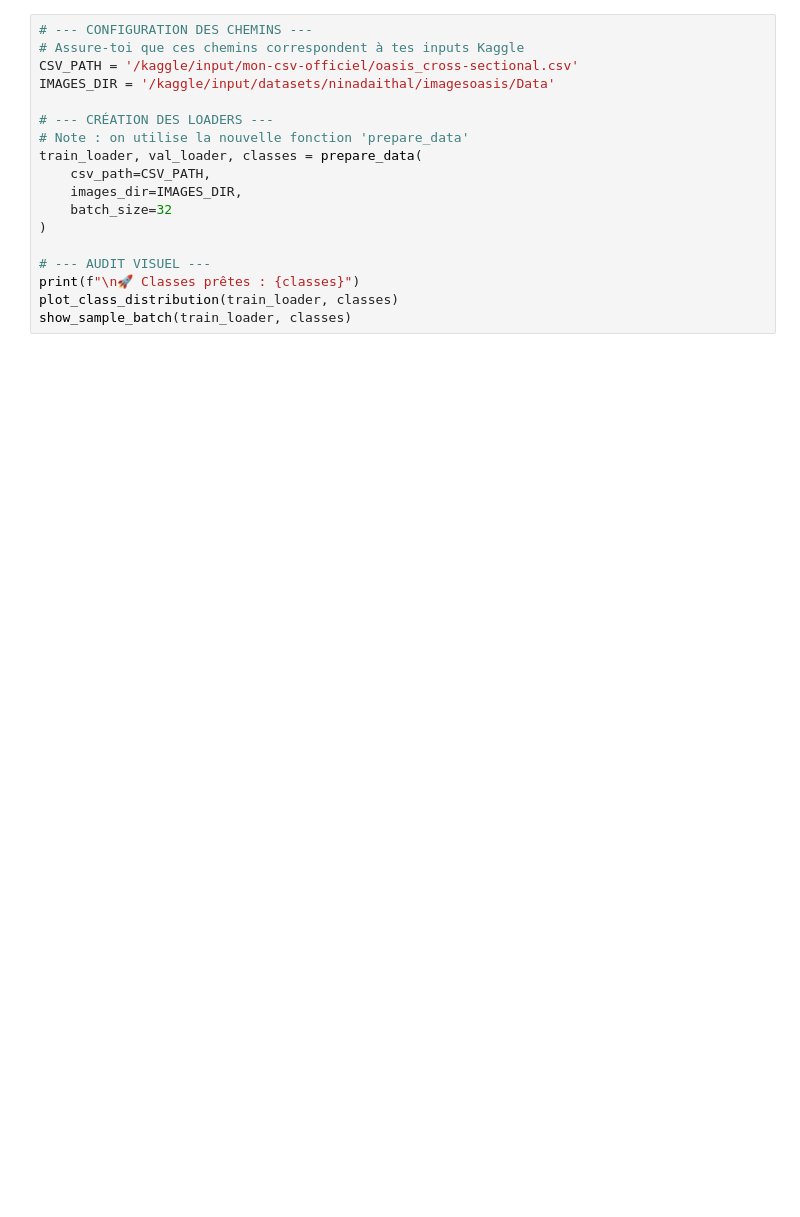
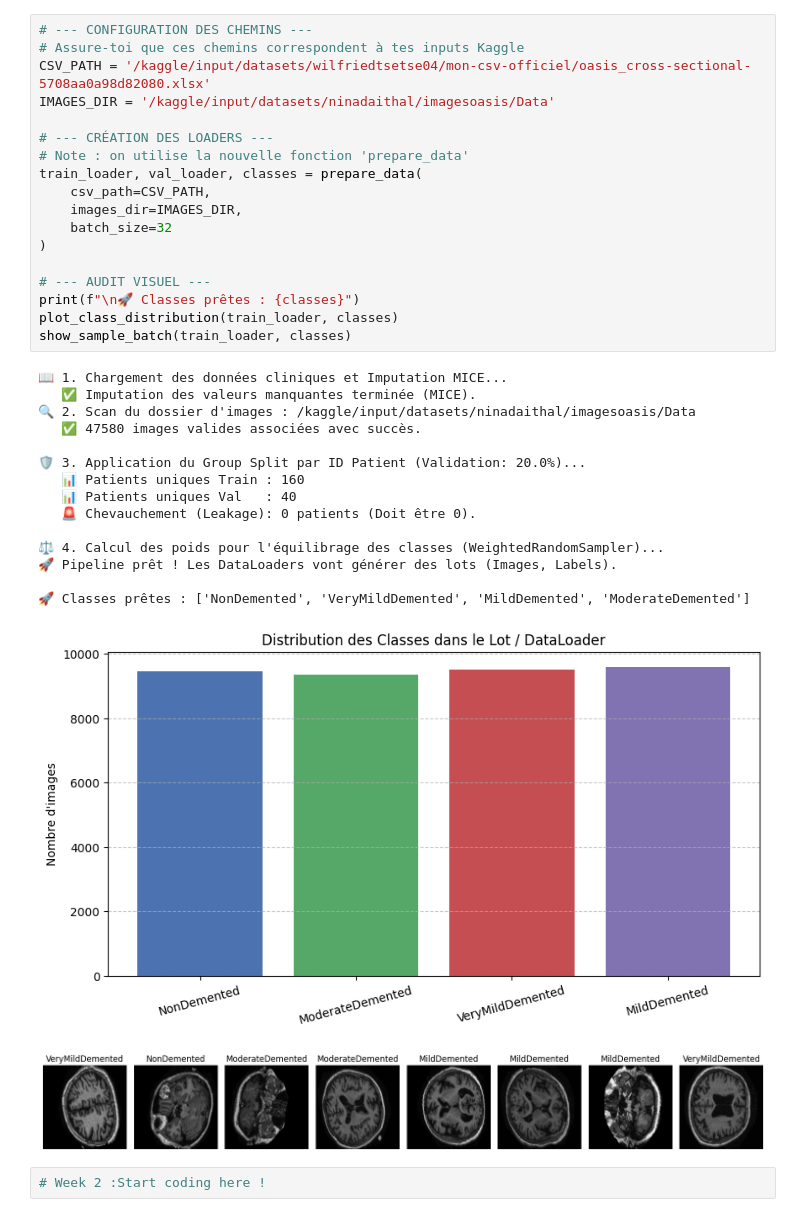
Before and after one commit to wekt2k04/NeuroSight_AI, a Jupyter notebook: notebooks/NeuroSight_Analysis.ipynb, the cells around one changed output. Cells and saved outputs as stored; diff of their text form; blank space fills up the shorter version.

Commit message:
Kaggle Notebook | NeuroSight_AI notebook | (update): New trainloaders with audit view

```diff
--- a/notebooks/NeuroSight_Analysis.ipynb
+++ b/notebooks/NeuroSight_Analysis.ipynb
@@ -26,18 +29,37 @@ except Exception as e:
 # %%
 # --- CONFIGURATION DES CHEMINS ---
 # Assure-toi que ces chemins correspondent à tes inputs Kaggle
-CSV_PATH = '/kaggle/input/mon-csv-officiel/oasis_cross-sectional.csv'
+CSV_PATH = '/kaggle/input/datasets/wilfriedtsetse04/mon-csv-officiel/oasis_cross-sectional-5708aa0a98d82080.xlsx'
 IMAGES_DIR = '/kaggle/input/datasets/ninadaithal/imagesoasis/Data'
 
 # --- CRÉATION DES LOADERS ---
 # Note : on utilise la nouvelle fonction 'prepare_data'
 train_loader, val_loader, classes = prepare_data(
     csv_path=CSV_PATH,
     images_dir=IMAGES_DIR,
     batch_size=32
 )
 
 # --- AUDIT VISUEL ---
 print(f"\n🚀 Classes prêtes : {classes}")
 plot_class_distribution(train_loader, classes)
 show_sample_batch(train_loader, classes)
+# %% [output]
+📖 1. Chargement des données cliniques et Imputation MICE...
+   ✅ Imputation des valeurs manquantes terminée (MICE).
+🔍 2. Scan du dossier d'images : /kaggle/input/datasets/ninadaithal/imagesoasis/Data
+   ✅ 47580 images valides associées avec succès.
+
+🛡️ 3. Application du Group Split par ID Patient (Validation: 20.0%)...
+   📊 Patients uniques Train : 160
+   📊 Patients uniques Val   : 40
+   🚨 Chevauchement (Leakage): 0 patients (Doit être 0).
+
+⚖️ 4. Calcul des poids pour l'équilibrage des classes (WeightedRandomSampler)...
+🚀 Pipeline prêt ! Les DataLoaders vont générer des lots (Images, Labels).
+
+🚀 Classes prêtes : ['NonDemented', 'VeryMildDemented', 'MildDemented', 'ModerateDemented']
+[figure, added]
+[figure, added]
+# %%
+# Week 2 :Start coding here !
```
Also changed, not shown: parts of 1 cell of this notebook.
